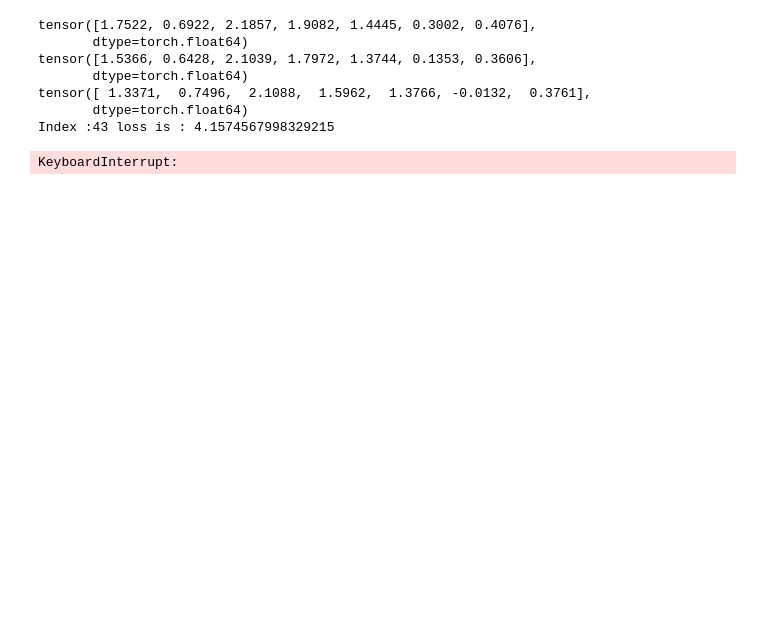
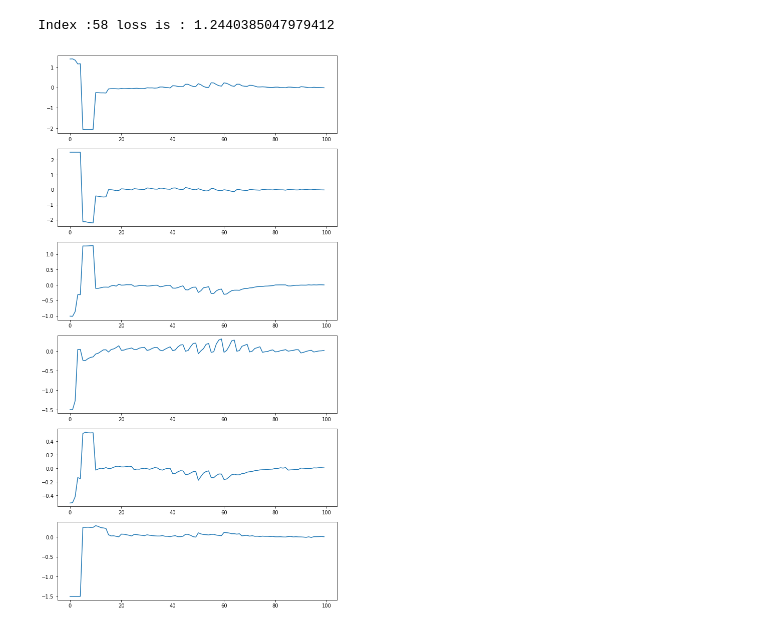
Before and after one commit to machines-in-motion/ioc_qp, a Jupyter notebook: notebooks/kuka_mpc.ipynb, the cells around one changed output. Cells and saved outputs as stored; diff of their text form; code cells hidden in the pictures; blank space fills up the shorter version.

```diff
--- a/notebooks/kuka_mpc.ipynb
+++ b/notebooks/kuka_mpc.ipynb
@@ -65,7 +77,9 @@ eps = 80
 
 # q_des = np.hstack(((np.pi/4)*(np.random.randint(0, 2, size = 5)), np.zeros(2)))
 
-q_des_arr = np.array([[ 1.5,  0.5,  1.7729,  1.7383,  1.2195, -0.0204,  0.0593]])
+q_des_arr = np.array([[2.1789238e-02,  3.3214998e-01, -1.4518893e-04, -8.7141126e-01,
+                          6.0329604e-01, -1.3965217e-03,  1.4794523e-04],
+                      [1.3737, 0.9711, 1.6139, 1.2188, 1.5669, 0.1236, 0.2565]])
 x_des_arr = torch.tensor([[0.6, 0.4, 0.5]]) #[0.6, 0.4, 1.0]
 
 # q_init = np.hstack(((np.pi/8)*np.random.choice(list(range(-2, -1)) + list(range(1, 3)), size=(4)), np.zeros(3)))
@@ -84,6 +98,7 @@ viz.viewer["box"].set_object(g.Sphere(0.05),
                              reflectivity=0.8))
 viz.viewer["box"].set_transform(tf.translation_matrix(x_des.detach().numpy()))
 
+plt_ddq = []
 
 for j in range(20):
 
@@ -113,7 +128,9 @@ for j in range(20):
     for i in range(n_col+1):
         q = x_pred[3*nq*i:3*nq*i + nq]
         dq = x_pred[3*nq*i + nq:3*nq*i + 2*nq]
-
+        if i < n_col:
+            ddq = x_pred[3*nq*i + 2*nq:3*nq*i + 3*nq]
+            plt_ddq.append(ddq)
         pin.forwardKinematics(model, data, q, dq, np.zeros(nv))
         pin.updateFramePlacements(model, data)
 
@@ -121,13 +138,5 @@ for j in range(20):
         time.sleep(0.1)
 
     x_in = torch.tensor(x_pred[-2*nq:])
-    print(x_in[-2*nq:-nq])
 # %% [output]
-tensor([1.7522, 0.6922, 2.1857, 1.9082, 1.4445, 0.3002, 0.4076],
-       dtype=torch.float64)
-tensor([1.5366, 0.6428, 2.1039, 1.7972, 1.3744, 0.1353, 0.3606],
-       dtype=torch.float64)
-tensor([ 1.3371,  0.7496,  2.1088,  1.5962,  1.3766, -0.0132,  0.3761],
-       dtype=torch.float64)
-Index :43 loss is : 4.1574567998329215
+Index :58 loss is : 1.2440385047979412
-KeyboardInterrupt:
@@ -136 +143,9 @@ torch.utils.cmake_prefix_path
+# %%
+plt_ddq = np.array(plt_ddq)
+fig, ax = plt.subplots(6, figsize = (10,20))
+for i in range(6):
+    ax[i].plot(plt_ddq[:,i])
+plt.show()
+# %% [output]
+[figure, added]
 # %%
```
Also changed, not shown: parts of 6 cells of this notebook, 9 other files.
